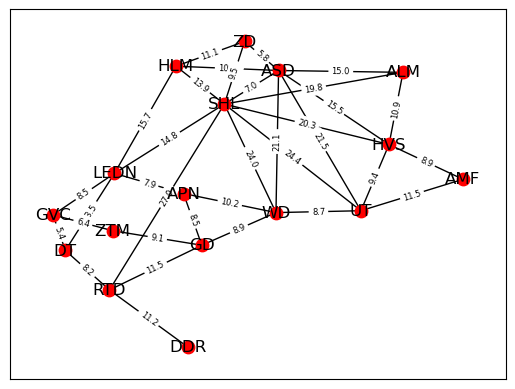
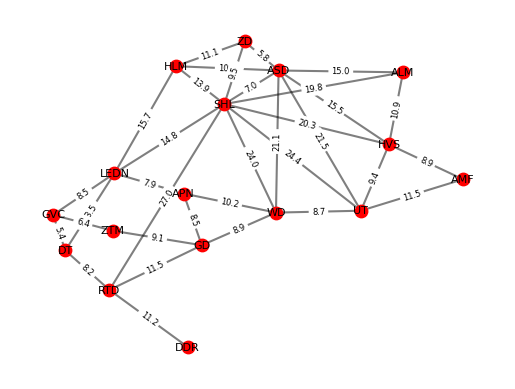
The notebook cell's code change between the first figure and the second:
--- before
+++ after
@@ -1,14 +1,17 @@
-pos_red = {
-    node: (data["lng"], data["lat"])
-    for node, data in G_red.nodes(data=True)
-}
+import matplotlib.pyplot as plt
 
-nx.draw_networkx(G_red, pos_red, with_labels=True, node_color="red", node_size=80)
+# Draw edges first
+nx.draw_networkx_edges(G_red, pos_red, alpha=0.5, width=1.5)
 
-# add edge weights (rounded)
-edge_labels = {
-    (u, v): f"{data['weight']:.1f}"
-    for u, v, data in G_red.edges(data=True)
-}
+# Draw nodes (red only)
+nx.draw_networkx_nodes(G_red, pos_red, node_color="red", node_size=80)
 
+# Draw labels
+nx.draw_networkx_labels(G_red, pos_red, font_size=8)
+
+# Draw edge weights
+edge_labels = {(u, v): f"{data['weight']:.1f}" for u, v, data in G_red.edges(data=True)}
 nx.draw_networkx_edge_labels(G_red, pos_red, edge_labels=edge_labels, font_size=6)
+
+plt.axis("off")
+plt.show()

Commit: added road network and population csv